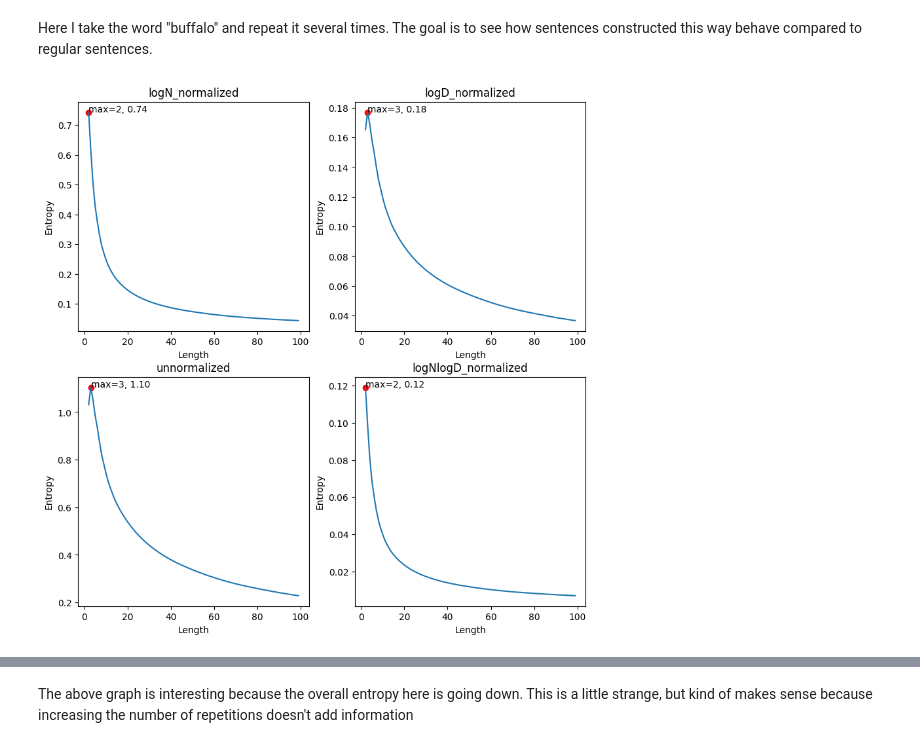
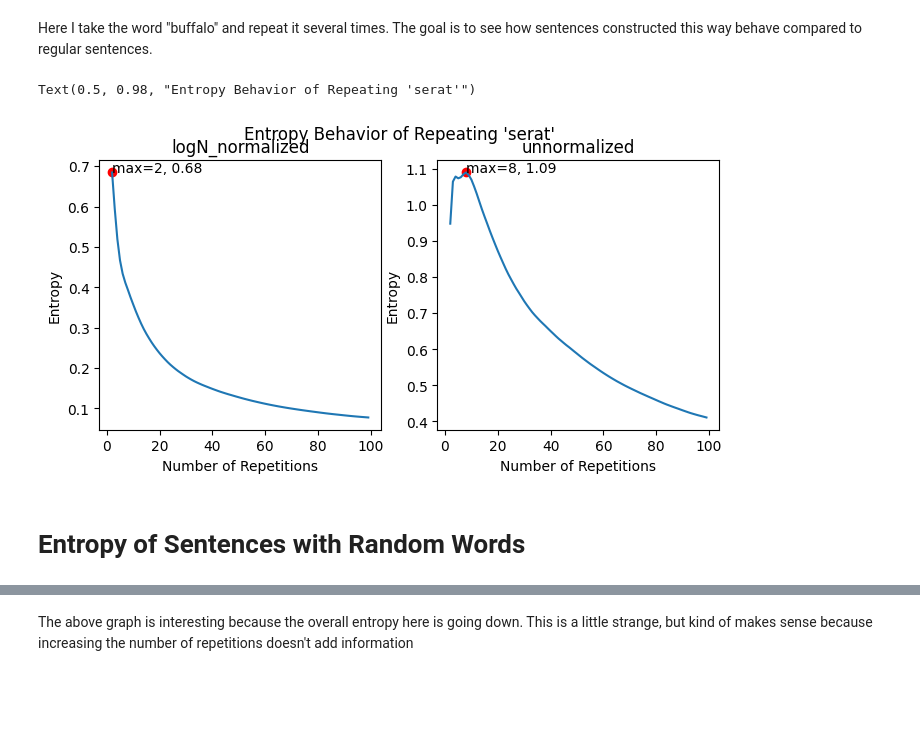
Before and after one commit to OFSkean/information_flow, a Jupyter notebook: information_plane.ipynb, the cells around one changed output, grey strips where cells are left out. Drawn from its saved outputs; the diff is of its cells as text; code cells hidden in the pictures; blank space fills up the shorter version.

```diff
--- a/information_plane.ipynb
+++ b/information_plane.ipynb
@@ -280,7 +286,7 @@ context_length_entropies = []
 
 for context_length_ratio in context_length_ratios:
     print(f"doing context length of {context_length_ratio}")
-    dataset = get_dataloader(tokenizer, "wikitext", split="train", context_length_ratio=context_length_ratio, min_length=50)
+    dataset = get_dataloader(tokenizer, "wikitext", split="train", context_length_ratio=context_length_ratio, min_length=50, num_samples=25000)
     context_length_entropies.append(compute_entropies_for_each_sentence(model, dataset, alpha=1))
 # %% [output]
 doing context length of 0.1
@@ -293,14 +299,14 @@ doing context length of 1.0
 fig, ax = plt.subplots(1, 2, figsize=(12, 4))
 for context_length_ratio, context_length_entropy in zip(context_length_ratios, context_length_entropies):
     ax[0].hist(context_length_entropy['logN_normalized'], bins=50, density=True, alpha=0.5, label=f"ratio={context_length_ratio:.2f}")
-    ax[1].hist(context_length_entropy['logD_normalized'], bins=50, density=True, alpha=0.5, label=f"ratio={context_length_ratio:.2f}")
+    ax[1].hist(context_length_entropy['unnormalized'], bins=50, density=True, alpha=0.5, label=f"ratio={context_length_ratio:.2f}")
 
 ax[0].set_title('logN normalized entropy')
 ax[0].set_xlabel("Entropy")
 ax[0].set_ylabel("Density")
 ax[0].legend()
 
-ax[1].set_title('logD normalized entropy')
+ax[1].set_title('unnormalized entropy')
 ax[1].set_xlabel("Entropy")
 ax[1].set_ylabel("Density")
 ax[1].legend()
@@ -316,8 +322,8 @@ average_logD_entropies = [np.mean(context_length_entropy['logD_normalized']) for
 average_logN_enropies = [np.mean(context_length_entropy['logN_normalized']) for context_length_entropy in context_length_entropies]
 average_unnormalized_entropies = [np.mean(context_length_entropy['unnormalized']) for context_length_entropy in context_length_entropies]
 
-fig, axes = plt.subplots(2, 2, figsize=(8,8))
-keys = ['logN_normalized', 'logD_normalized', 'unnormalized', 'logNlogD_normalized']
+fig, axes = plt.subplots(1, 2, figsize=(8,4))
+keys = ['logN_normalized', 'unnormalized']
 for ax, key in zip(axes.flatten(), keys):
     average_entropy = [np.mean(context_length_entropy[key]) for context_length_entropy in context_length_entropies]
     ax.plot(context_length_ratios, average_entropy)
@@ -334,10 +340,11 @@ plt.show()
 # %% [markdown]
 Here I take the word "buffalo" and repeat it several times. The goal is to see how sentences constructed this way behave compared to regular sentences.
 # %%
-special_word = "buffalo"
+import random
+
+special_word = "serat"
 lengths = list(range(2, 100))
 entropies = []
-
 
 entropy_dict = {
         'unnormalized': [],
@@ -349,6 +356,7 @@ entropy_dict = {
 
 for length in lengths:
     input_string = ' '.join([special_word] * length)
+
     tokenized_string= tokenizer(input_string, truncation=False, return_tensors='pt')
     tokenized_string = {k: v.to(device) for k, v in tokenized_string.items()}
 
@@ -371,17 +379,22 @@ for length in lengths:
         entropy_dict['logNlogD_normalized'].append(entropy.item() / (math.log(N)*math.log(D)))
         entropy_dict['lengths'].append(N)
 # %%
-fig, axes = plt.subplots(2, 2, figsize=(10, 10))
-keys = ['logN_normalized', 'logD_normalized', 'unnormalized', 'logNlogD_normalized']
+fig, axes = plt.subplots(1, 2, figsize=(8, 3.5))
+keys = ['logN_normalized', 'unnormalized']
 for ax, key in zip(axes.flatten(), keys):
     ax.plot(lengths, entropy_dict[key])
     ax.set_title(key)
-    ax.set_xlabel("Length")
+    ax.set_xlabel("Number of Repetitions")
     ax.set_ylabel("Entropy")
 
     # show max point
     max_index = np.argmax(entropy_dict[key])
     ax.scatter(lengths[max_index], entropy_dict[key][max_index], color='red')
     ax.annotate(f"max={max_index+2}, {entropy_dict[key][max_index]:.2f}", (lengths[max_index], entropy_dict[key][max_index]))
+
+fig.suptitle(f"Entropy Behavior of Repeating '{special_word}'")
 # %% [output]
+Text(0.5, 0.98, "Entropy Behavior of Repeating 'serat'")
-[figure, old version]
+[figure, new version]
+# %% [markdown]
+# Entropy of Sentences with Random Words
```
Also changed, not shown: parts of 15 cells of this notebook.
